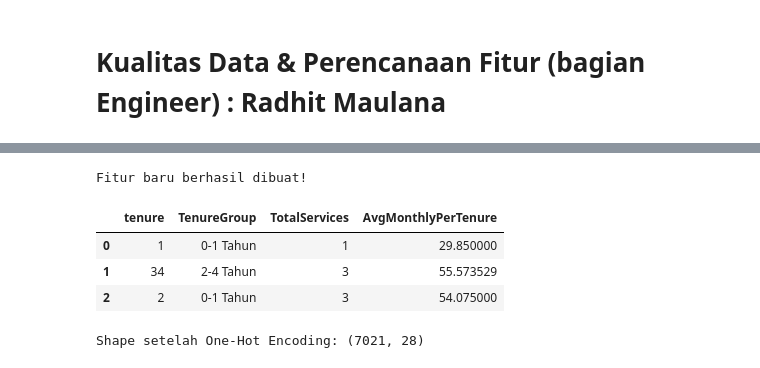
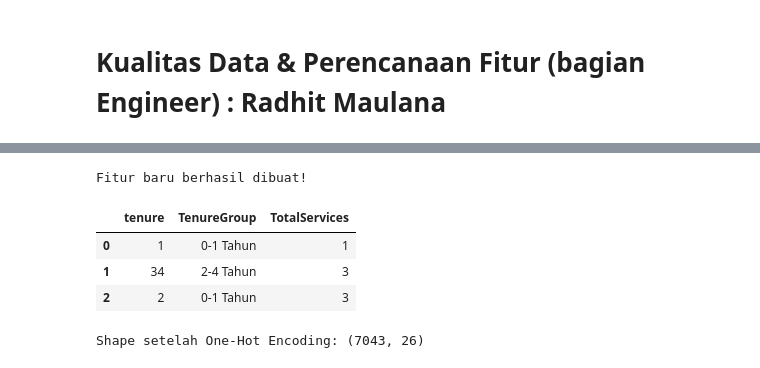
Before and after one commit to carlos1739/analisis_telco, a Jupyter notebook: notebook/churn_analysis.ipynb, the cells around one changed output, grey strips where cells are left out. Drawn from its saved outputs; the diff is of its cells as text; code cells hidden in the pictures.

```diff
--- a/notebook/churn_analysis.ipynb
+++ b/notebook/churn_analysis.ipynb
@@ -558,48 +558,41 @@ Data awal berhasil disiapkan. Shape: (7021, 20)
 # %%
-# Feature Engineering
-
-# Tenure Grouping (Mengelompokkan lama berlangganan)
+# Tenure Grouping
 def categorize_tenure(tenure):
     if tenure <= 12:
         return '0-1 Tahun'
     elif tenure <= 24:
         return '1-2 Tahun'
     elif tenure <= 48:
         return '2-4 Tahun'
     else:
         return '>4 Tahun'
 
+df_model = telco.copy()
 df_model['TenureGroup'] = df_model['tenure'].apply(categorize_tenure)
 
-# Total Services Used (Menghitung total layanan tambahan yang digunakan)
+# Total layanan yang dipakai
 service_cols = ['PhoneService', 'MultipleLines', 'OnlineSecurity', 'OnlineBackup',
                 'DeviceProtection', 'TechSupport', 'StreamingTV', 'StreamingMovies']
-
 df_model['TotalServices'] = df_model[service_cols].apply(lambda x: (x == 'Yes').sum(), axis=1)
 
-# Average Charges per Tenure (Rata-rata pengeluaran kumulatif)
-df_model['AvgMonthlyPerTenure'] = np.where(df_model['tenure'] > 0, df_model['TotalCharges'] / df_model['tenure'], df_model['TotalCharges'])
+# Opsional: buang fitur yang tidak signifikan di EDA (gender p=0,487)
+df_model = df_model.drop(columns=['gender'])
 
 print("Fitur baru berhasil dibuat!")
-display(df_model[['tenure', 'TenureGroup', 'TotalServices', 'AvgMonthlyPerTenure']].head(3))
+display(df_model[['tenure', 'TenureGroup', 'TotalServices']].head(3))
 # %% [output]
 Fitur baru berhasil dibuat!
-|  | tenure | TenureGroup | TotalServices | AvgMonthlyPerTenure |
-| 0 | 1 | 0-1 Tahun | 1 | 29.850000 |
-| 1 | 34 | 2-4 Tahun | 3 | 55.573529 |
-| 2 | 2 | 0-1 Tahun | 3 | 54.075000 |
+|  | tenure | TenureGroup | TotalServices |
+| 0 | 1 | 0-1 Tahun | 1 |
+| 1 | 34 | 2-4 Tahun | 3 |
+| 2 | 2 | 0-1 Tahun | 3 |
 # %%
-# Encoding Variabel Kategorikal & Target
+df_model['Churn'] = (telco['Churn'] == 'Yes').astype(int)
 
-# # Ubah target 'Churn' ('Yes'/'No') menjadi 1/0
-df_model['Churn'] = df_model['Churn'].map({'Yes': 1, 'No': 0})
-
-# Pisahkan fitur (X) dan target (y)
 X = df_model.drop(columns=['Churn'])
 y = df_model['Churn']
 
-# One-Hot Encoding untuk variabel kategorikal
-X_encoded = pd.get_dummies(X, drop_first=True)
+X_encoded = pd.get_dummies(X, drop_first=True, dtype=int)
 print("Shape setelah One-Hot Encoding:", X_encoded.shape)
 # %% [output]
-Shape setelah One-Hot Encoding: (7021, 28)
+Shape setelah One-Hot Encoding: (7043, 26)
```
Also changed, not shown: parts of 17 cells of this notebook.
